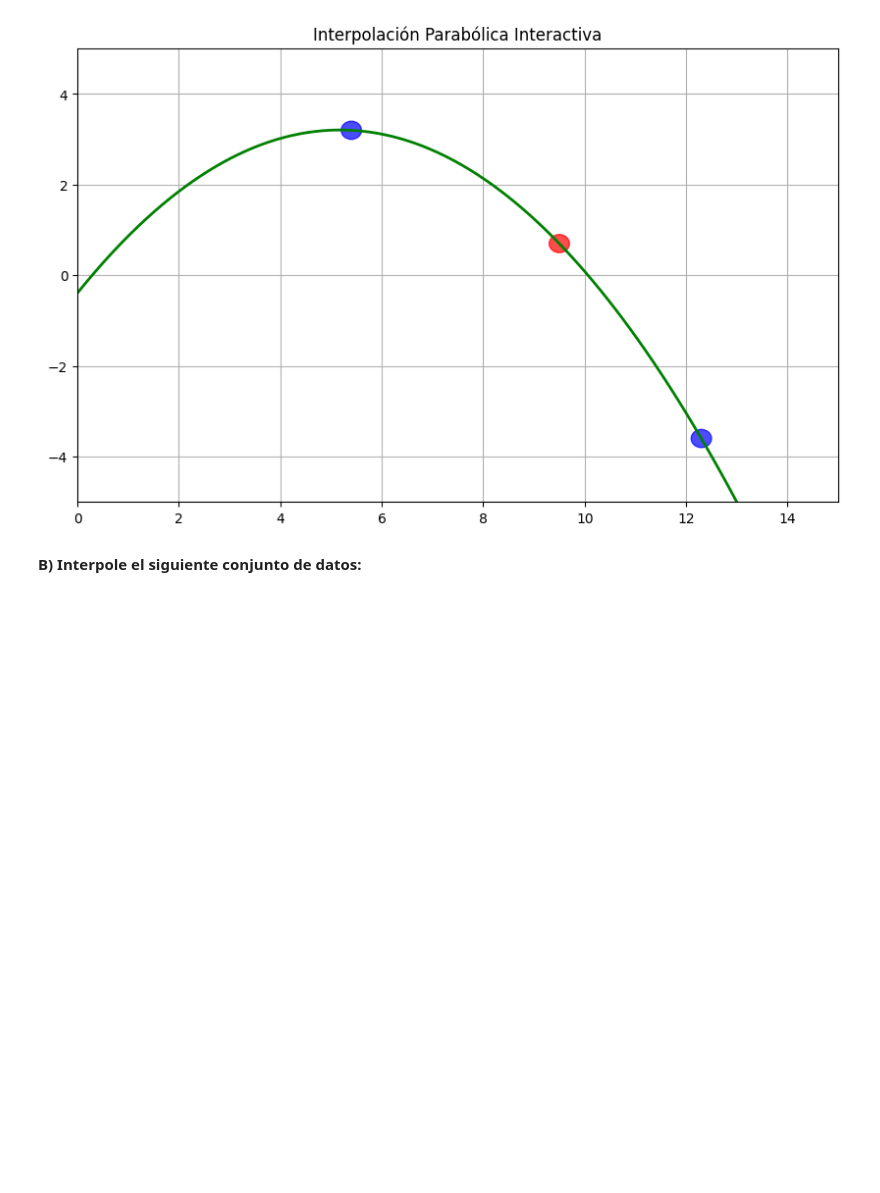
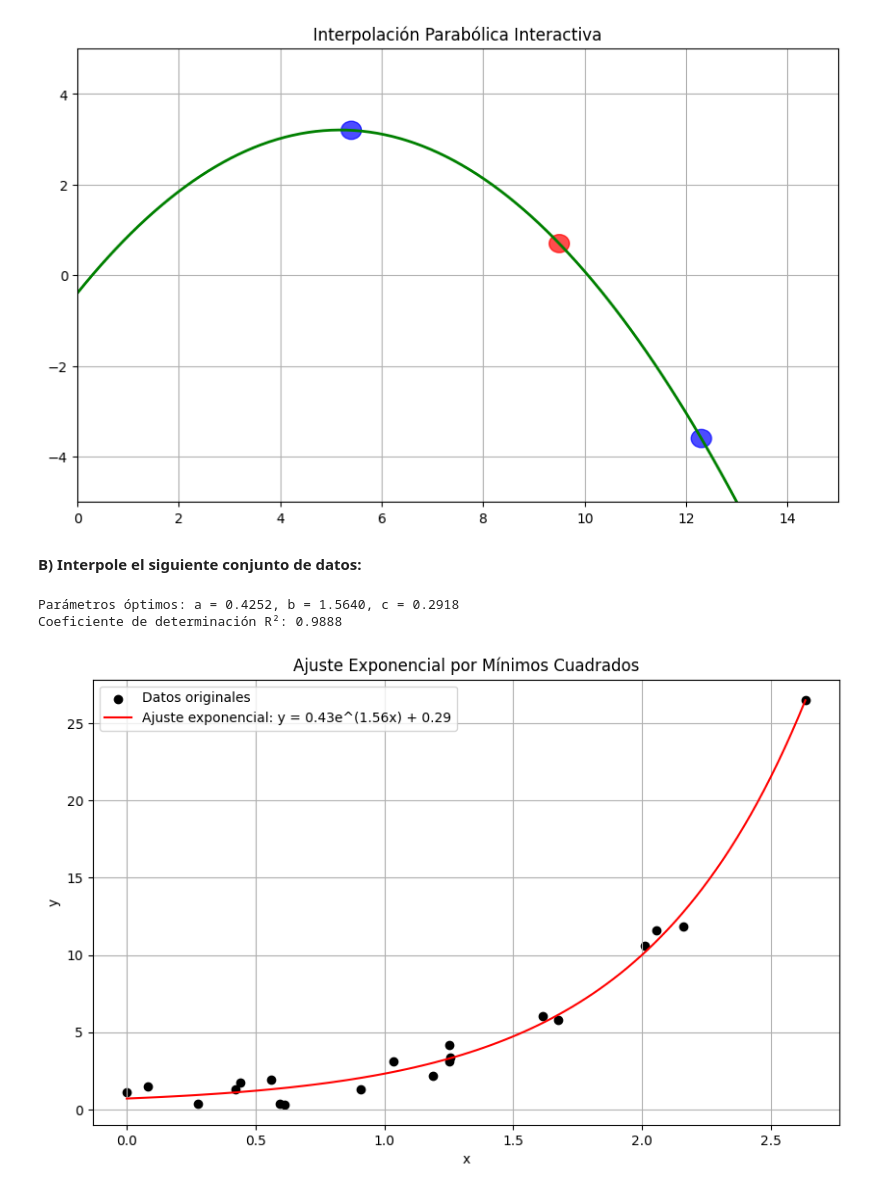
Before and after one commit to Josefu-zero/Taller04, a Jupyter notebook: Taller04.ipynb, the cells around one changed output. Drawn from its saved outputs; the diff is of its cells as text; code cells hidden in the pictures; blank space fills up the shorter version.

```diff
--- a/Taller04.ipynb
+++ b/Taller04.ipynb
@@ -153,3 +153,58 @@ ys = [
     11.8221,
     26.5077,
 ]
+# %%
+import numpy as np
+import matplotlib.pyplot as plt
+from scipy.optimize import minimize
+
+# Datos
+xs = np.array([0.0003, 0.0822, 0.2770, 0.4212, 0.4403, 0.5588, 0.5943, 0.6134,
+               0.9070, 1.0367, 1.1903, 1.2511, 1.2519, 1.2576, 1.6165, 1.6761,
+               2.0114, 2.0557, 2.1610, 2.6344])
+ys = np.array([1.1017, 1.5021, 0.3844, 1.3251, 1.7206, 1.9453, 0.3894, 0.3328,
+               1.2887, 3.1239, 2.1778, 3.1078, 4.1856, 3.3640, 6.0330, 5.8088,
+               10.5890, 11.5865, 11.8221, 26.5077])
+
+# Función exponencial
+def exponential_func(x, a, b, c):
+    return a * np.exp(b * x) + c
+
+# Función de error a minimizar (suma de cuadrados)
+def error_function(params):
+    a, b, c = params
+    y_pred = exponential_func(xs, a, b, c)
+    return np.sum((ys - y_pred)**2)
+
+# Optimización usando el método de Nelder-Mead (derivada-free)
+initial_guess = [1.0, 1.0, 1.0]  # Valores iniciales para a, b, c
+result = minimize(error_function, initial_guess, method='Nelder-Mead')
+
+# Parámetros óptimos
+a_opt, b_opt, c_opt = result.x
+print(f"Parámetros óptimos: a = {a_opt:.4f}, b = {b_opt:.4f}, c = {c_opt:.4f}")
+
+# Calcular R²
+y_pred = exponential_func(xs, a_opt, b_opt, c_opt)
+ss_res = np.sum((ys - y_pred)**2)
+ss_tot = np.sum((ys - np.mean(ys))**2)
+r_squared = 1 - (ss_res / ss_tot)
+print(f"Coeficiente de determinación R²: {r_squared:.4f}")
+
+# Gráfico
+x_fit = np.linspace(min(xs), max(xs), 100)
+y_fit = exponential_func(x_fit, a_opt, b_opt, c_opt)
+
+plt.figure(figsize=(10, 6))
+plt.scatter(xs, ys, color='black', label='Datos originales')
+plt.plot(x_fit, y_fit, 'r-', label=f'Ajuste exponencial: y = {a_opt:.2f}e^({b_opt:.2f}x) + {c_opt:.2f}')
+plt.xlabel('x')
+plt.ylabel('y')
+plt.title('Ajuste Exponencial por Mínimos Cuadrados')
+plt.legend()
+plt.grid(True)
+plt.show()
+# %% [output]
+Parámetros óptimos: a = 0.4252, b = 1.5640, c = 0.2918
+Coeficiente de determinación R²: 0.9888
+[figure, added]
```
